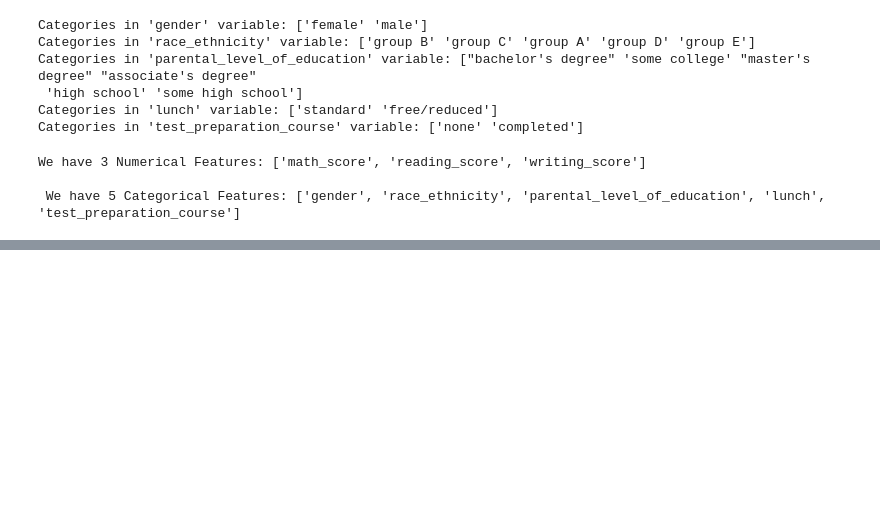
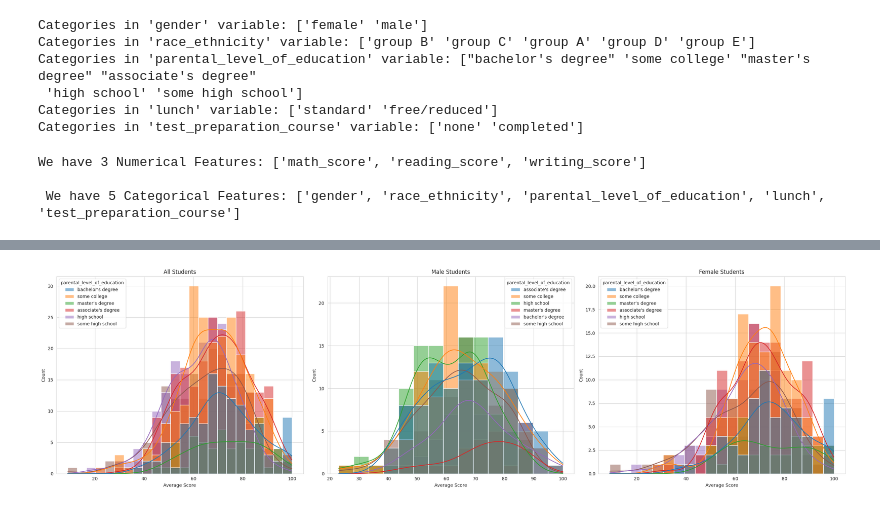
Before and after one commit to absisi44/MLproject, a Jupyter notebook: notebook/EDA STUDENT PREFORMANCE.ipynb, the cells around one changed output, grey strips where cells are left out. Cells and saved outputs as stored; diff of their text form; code cells hidden in the pictures; blank space fills up the shorter version.

```diff
--- a/notebook/EDA STUDENT PREFORMANCE.ipynb
+++ b/notebook/EDA STUDENT PREFORMANCE.ipynb
@@ -222,0 +378,23 @@ We have 3 Numerical Features: ['math_score', 'reading_score', 'writing_score']
+# %%
+##Shows average score distribution by parents' education level
+fig, axs = plt.subplots(1, 3, figsize=(25, 7))
+
+# All students
+sns.histplot(data=df, x='average', kde=True, hue='parental_level_of_education', ax=axs[0])
+axs[0].set_title('All Students')
+axs[0].set_xlabel('Average Score')
+
+# Male students
+sns.histplot(data=df[df.gender == 'male'], x='average', kde=True, hue='parental_level_of_education', ax=axs[1])
+axs[1].set_title('Male Students')
+axs[1].set_xlabel('Average Score')
+
+# Female students
+sns.histplot(data=df[df.gender == 'female'], x='average', kde=True, hue='parental_level_of_education', ax=axs[2])
+axs[2].set_title('Female Students')
+axs[2].set_xlabel('Average Score')
+
+plt.tight_layout()
+plt.show()
+# %% [output]
+[figure, added]
```
Also changed, not shown: parts of 27 cells of this notebook, 6 other files.
